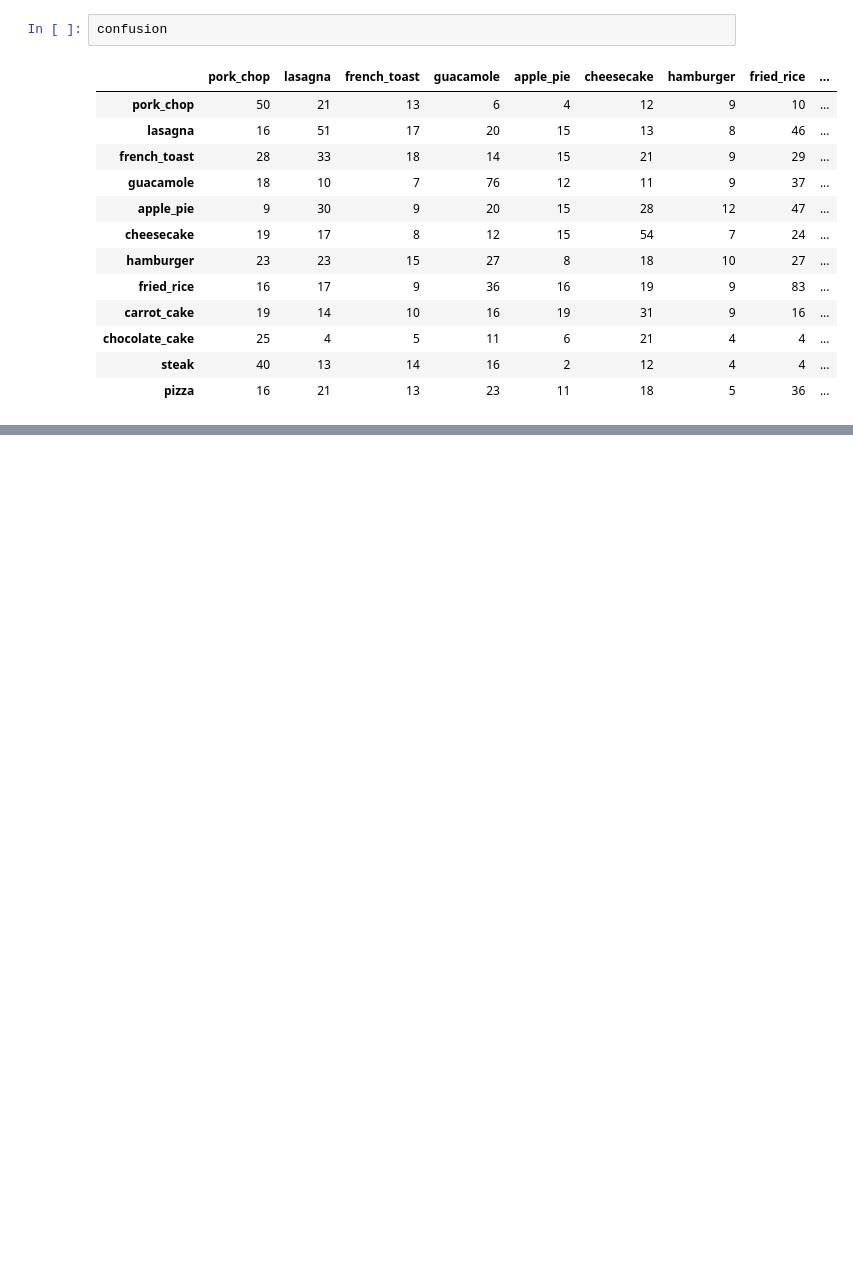
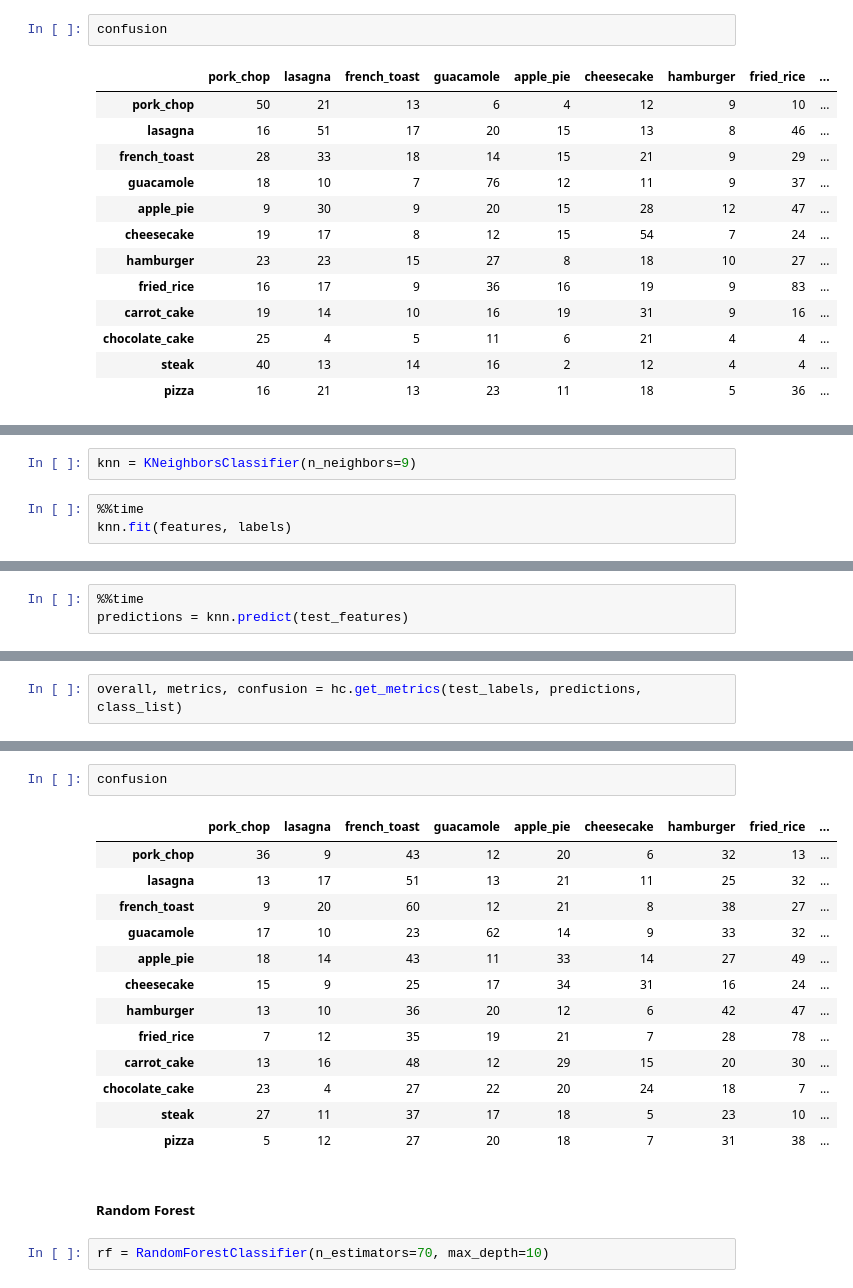
Before and after one commit to simonb83/DataScienceIntensive, a Jupyter notebook: capstone/notebooks/Features_1.ipynb, the cells around one changed output, grey strips where cells are left out. Cells and saved outputs as stored; diff of their text form; blank space fills up the shorter version.

```diff
--- a/capstone/notebooks/Features_1.ipynb
+++ b/capstone/notebooks/Features_1.ipynb
@@ -490,0 +520,5 @@ confusion
+# %%
+knn = KNeighborsClassifier(n_neighbors=9)
+# %%
+%%time
+knn.fit(features, labels)
@@ -490,0 +531,3 @@ confusion
+# %%
+%%time
+predictions = knn.predict(test_features)
@@ -490,0 +537,2 @@ confusion
+# %%
+overall, metrics, confusion = hc.get_metrics(test_labels, predictions, class_list)
@@ -490,0 +560,20 @@ confusion
+# %%
+confusion
+# %% [output]
+|  | pork_chop | lasagna | french_toast | guacamole | apple_pie | cheesecake | hamburger | fried_rice | ... |
+| pork_chop | 36 | 9 | 43 | 12 | 20 | 6 | 32 | 13 | ... |
+| lasagna | 13 | 17 | 51 | 13 | 21 | 11 | 25 | 32 | ... |
+| french_toast | 9 | 20 | 60 | 12 | 21 | 8 | 38 | 27 | ... |
+| guacamole | 17 | 10 | 23 | 62 | 14 | 9 | 33 | 32 | ... |
+| apple_pie | 18 | 14 | 43 | 11 | 33 | 14 | 27 | 49 | ... |
+| cheesecake | 15 | 9 | 25 | 17 | 34 | 31 | 16 | 24 | ... |
+| hamburger | 13 | 10 | 36 | 20 | 12 | 6 | 42 | 47 | ... |
+| fried_rice | 7 | 12 | 35 | 19 | 21 | 7 | 28 | 78 | ... |
+| carrot_cake | 13 | 16 | 48 | 12 | 29 | 15 | 20 | 30 | ... |
+| chocolate_cake | 23 | 4 | 27 | 22 | 20 | 24 | 18 | 7 | ... |
+| steak | 27 | 11 | 37 | 17 | 18 | 5 | 23 | 10 | ... |
+| pizza | 5 | 12 | 27 | 20 | 18 | 7 | 31 | 38 | ... |
+# %% [markdown]
+##### Random Forest
+# %%
+rf = RandomForestClassifier(n_estimators=70, max_depth=10)
```
Also changed, not shown: parts of 25 cells of this notebook.
